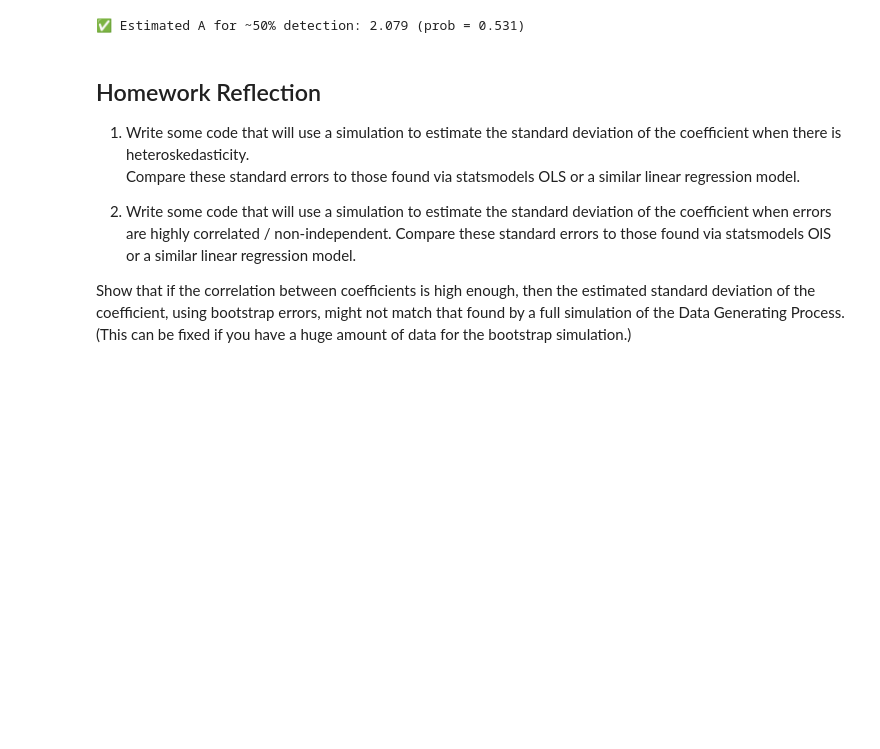
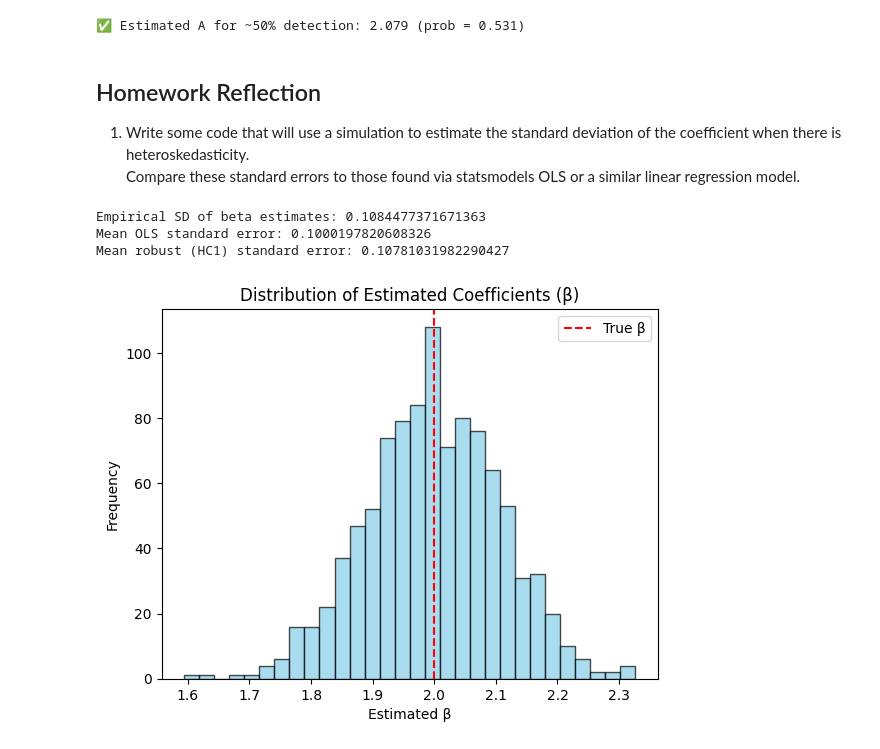
Before and after one commit to DaveD-BU/2025-summer-mod-6-DX702, a Jupyter notebook: Davis_David_HW9.ipynb, the cells around one changed output. Drawn from its saved outputs; the diff is of its cells as text; code cells hidden in the pictures; blank space fills up the shorter version.

```diff
--- a/Davis_David_HW9.ipynb
+++ b/Davis_David_HW9.ipynb
@@ -166,9 +167,54 @@ print(f"\n✅ Estimated A for ~50% detection: {best_A:.3f} (prob = {best_prob:.3
 
 1. Write some code that will use a simulation to estimate the standard deviation of the coefficient when there is heteroskedasticity.
 Compare these standard errors to those found via statsmodels OLS or a similar linear regression model.
-
-2. Write some code that will use a simulation to estimate the standard deviation of the coefficient when errors are highly correlated / non-independent.
-Compare these standard errors to those found via statsmodels OlS or a similar linear regression model.
-
-Show that if the correlation between coefficients is high enough, then the estimated standard deviation of the coefficient, using bootstrap errors,
-might not match that found by a full simulation of the Data Generating Process.  (This can be fixed if you have a huge amount of data for the bootstrap simulation.)
+# %%
+# Simulation parameters
+np.random.seed(42)
+n = 100  # observations per simulation
+num_simulations = 1000  # number of simulations
+true_beta = 2.0
+
+# Store estimated coefficients and standard errors
+ols_betas = []
+ols_se = []
+robust_se = []
+
+for _ in range(num_simulations):
+    # Independent variable
+    x = np.random.uniform(0, 10, n)
+    X = sm.add_constant(x)
+
+    # Heteroskedastic errors: variance increases with x
+    errors = np.random.normal(0, 0.5 * x, n)
+    y = true_beta * x + errors
+
+    # Fit OLS model
+    model = sm.OLS(y, X).fit()
+    ols_betas.append(model.params[1])
+    ols_se.append(model.bse[1])
+    robust_se.append(model.get_robustcov_results(cov_type='HC1').bse[1])
+
+# Convert to arrays
+ols_betas = np.array(ols_betas)
+ols_se = np.array(ols_se)
+robust_se = np.array(robust_se)
+# %%
+print("Empirical SD of beta estimates:", np.std(ols_betas))
+print("Mean OLS standard error:", np.mean(ols_se))
+print("Mean robust (HC1) standard error:", np.mean(robust_se))
+# %% [output]
+Empirical SD of beta estimates: 0.1084477371671363
+Mean OLS standard error: 0.1000197820608326
+Mean robust (HC1) standard error: 0.10781031982290427
+# %%
+import matplotlib.pyplot as plt
+
+plt.hist(ols_betas, bins=30, alpha=0.7, color='skyblue', edgecolor='black')
+plt.axvline(true_beta, color='red', linestyle='--', label='True β')
+plt.title("Distribution of Estimated Coefficients (β)")
+plt.xlabel("Estimated β")
+plt.ylabel("Frequency")
+plt.legend()
+plt.show()
+# %% [output]
+[figure, added]
```
Also changed, not shown: parts of 5 cells of this notebook, 3 other files.
